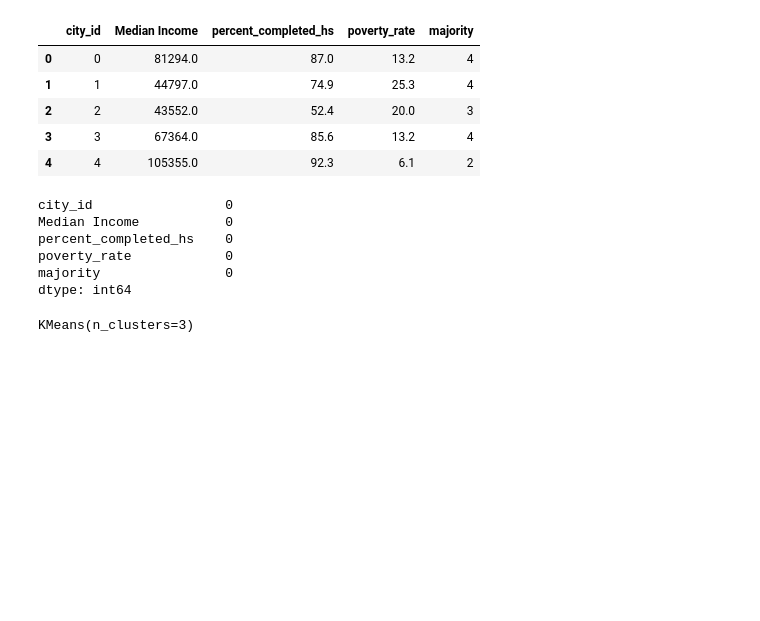
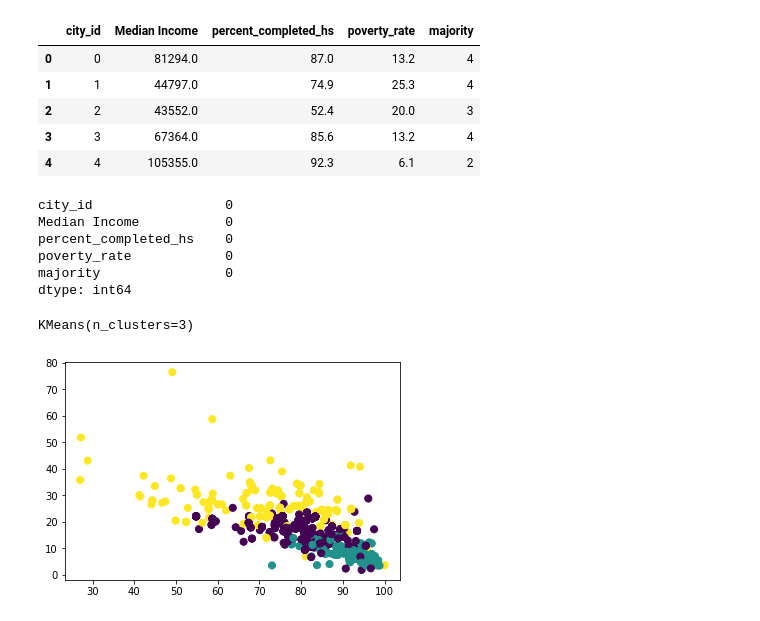
Before and after one commit to Blashford/Fatal-Shootings-By-Police, a Jupyter notebook: city_clustering.ipynb, the cells around one changed output. Drawn from its saved outputs; the diff is of its cells as text; code cells hidden in the pictures; blank space fills up the shorter version.

```diff
--- a/city_clustering.ipynb
+++ b/city_clustering.ipynb
@@ -67,8 +67,15 @@ majority                0
 dtype: int64
 # %%
 # Ok let's get into the ML part...
-data = np.array(cities)
+data = np.array(cities.drop("city_id",1))
 kmeans = KMeans(n_clusters=3)
 kmeans.fit(data)
 # %% [output]
 KMeans(n_clusters=3)
+# %%
+prediction = kmeans.predict(data)
+
+plt.scatter(data[:, 1], data[:, 2], c=prediction, s=50, cmap='viridis')
+plt.show()
+# %% [output]
+[figure, added]
```
